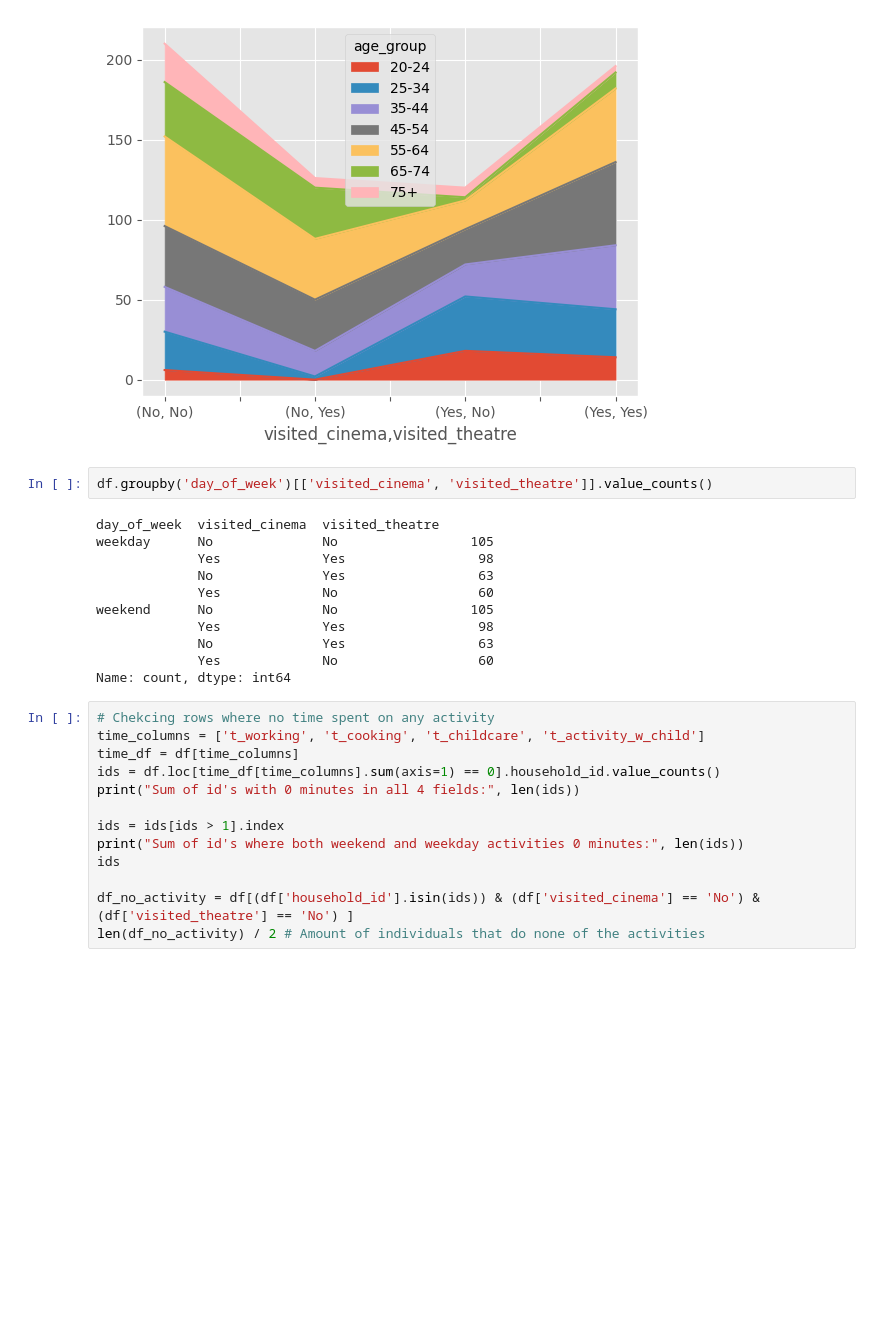
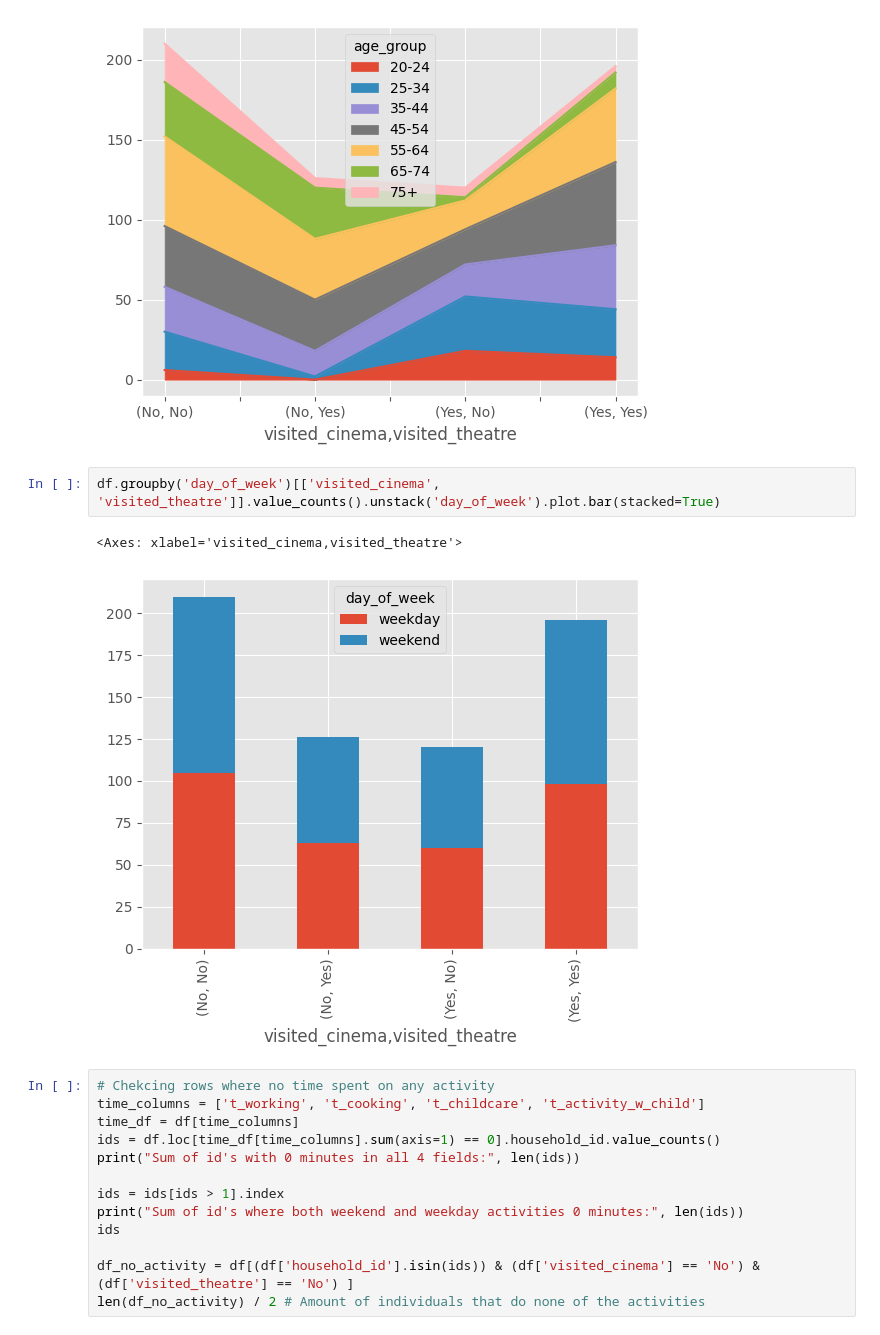
Before and after one commit to arttusamuel/statisical_data_analysis, a Jupyter notebook: stat-data-project/data-cleaning.ipynb, the cells around one changed output. Drawn from its saved outputs; the diff is of its cells as text; blank space fills up the shorter version.

```diff
--- a/stat-data-project/data-cleaning.ipynb
+++ b/stat-data-project/data-cleaning.ipynb
@@ -443,18 +424,10 @@ df.groupby('age_group')[['visited_cinema', 'visited_theatre']].value_counts().un
 <Axes: xlabel='visited_cinema,visited_theatre'>
 [figure]
 # %%
-df.groupby('day_of_week')[['visited_cinema', 'visited_theatre']].value_counts()
+df.groupby('day_of_week')[['visited_cinema', 'visited_theatre']].value_counts().unstack('day_of_week').plot.bar(stacked=True)
 # %% [output]
-day_of_week  visited_cinema  visited_theatre
-weekday      No              No                 105
-             Yes             Yes                 98
-             No              Yes                 63
-             Yes             No                  60
-weekend      No              No                 105
-             Yes             Yes                 98
-             No              Yes                 63
-             Yes             No                  60
-Name: count, dtype: int64
+<Axes: xlabel='visited_cinema,visited_theatre'>
+[figure, added]
 # %%
 # Chekcing rows where no time spent on any activity
 time_columns = ['t_working', 't_cooking', 't_childcare', 't_activity_w_child']
```
Also changed, not shown: parts of 34 cells of this notebook.
